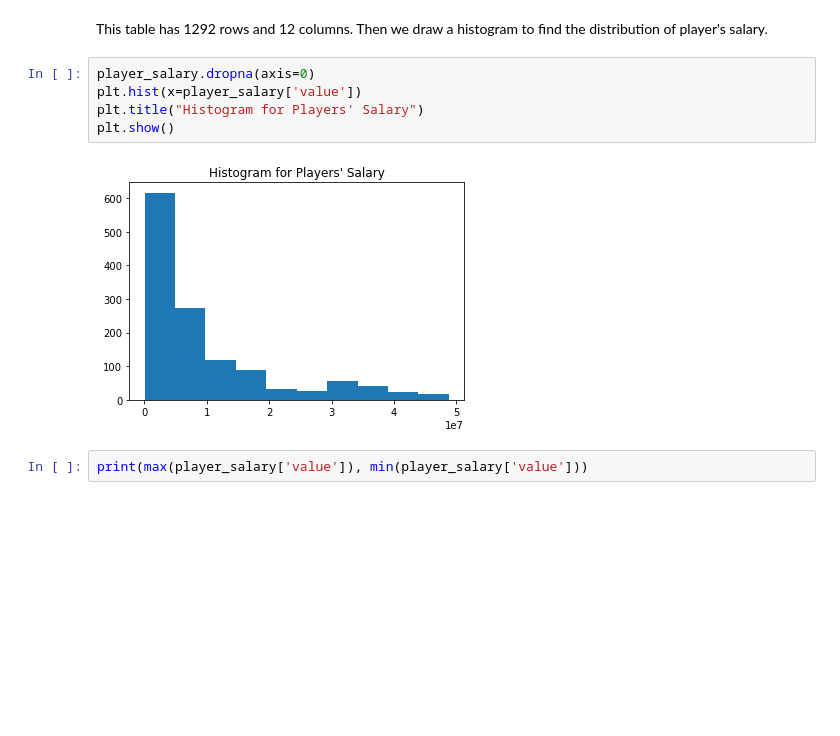
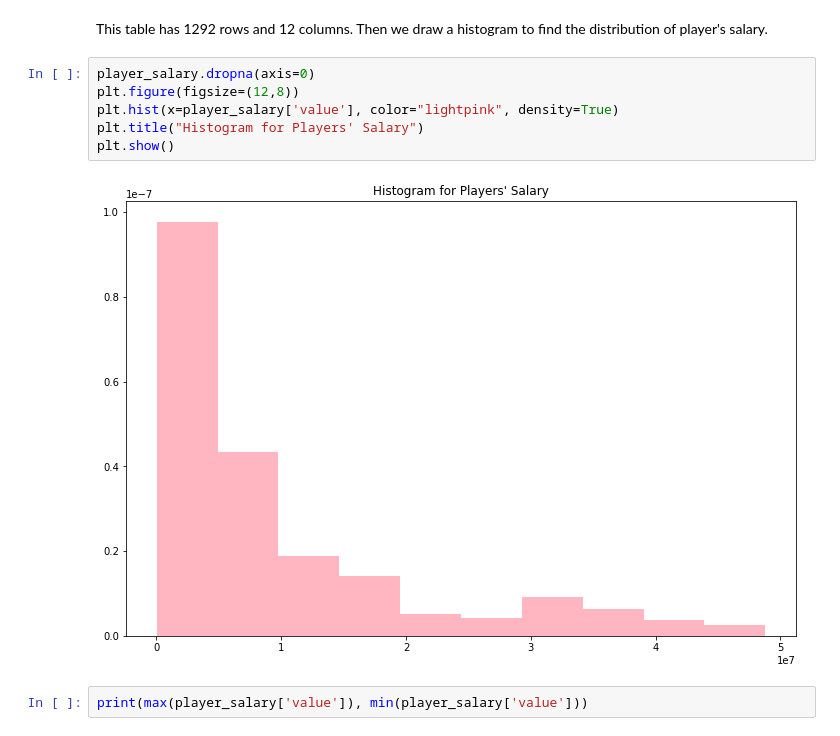
Before and after one commit to VIcKII-Z/Database-final-proj_on-NBA-datasets, a Jupyter notebook: Final Project.ipynb, the cells around one changed output. Drawn from its saved outputs; the diff is of its cells as text; blank space fills up the shorter version.

```diff
--- a/Final Project.ipynb
+++ b/Final Project.ipynb
@@ -257,11 +257,12 @@ memory usage: 121.2+ KB
 This table has 1292 rows and 12 columns. Then we draw a histogram to find the distribution of player's salary.
 # %%
 player_salary.dropna(axis=0)
-plt.hist(x=player_salary['value'])
+plt.figure(figsize=(12,8))
+plt.hist(x=player_salary['value'], color="lightpink", density=True)
 plt.title("Histogram for Players' Salary")
 plt.show()
 # %% [output]
-[figure, old version]
+[figure, new version]
 # %%
 print(max(player_salary['value']), min(player_salary['value']))
 # %% [output]
```
Also changed, not shown: parts of 27 cells of this notebook, 2 other files.
